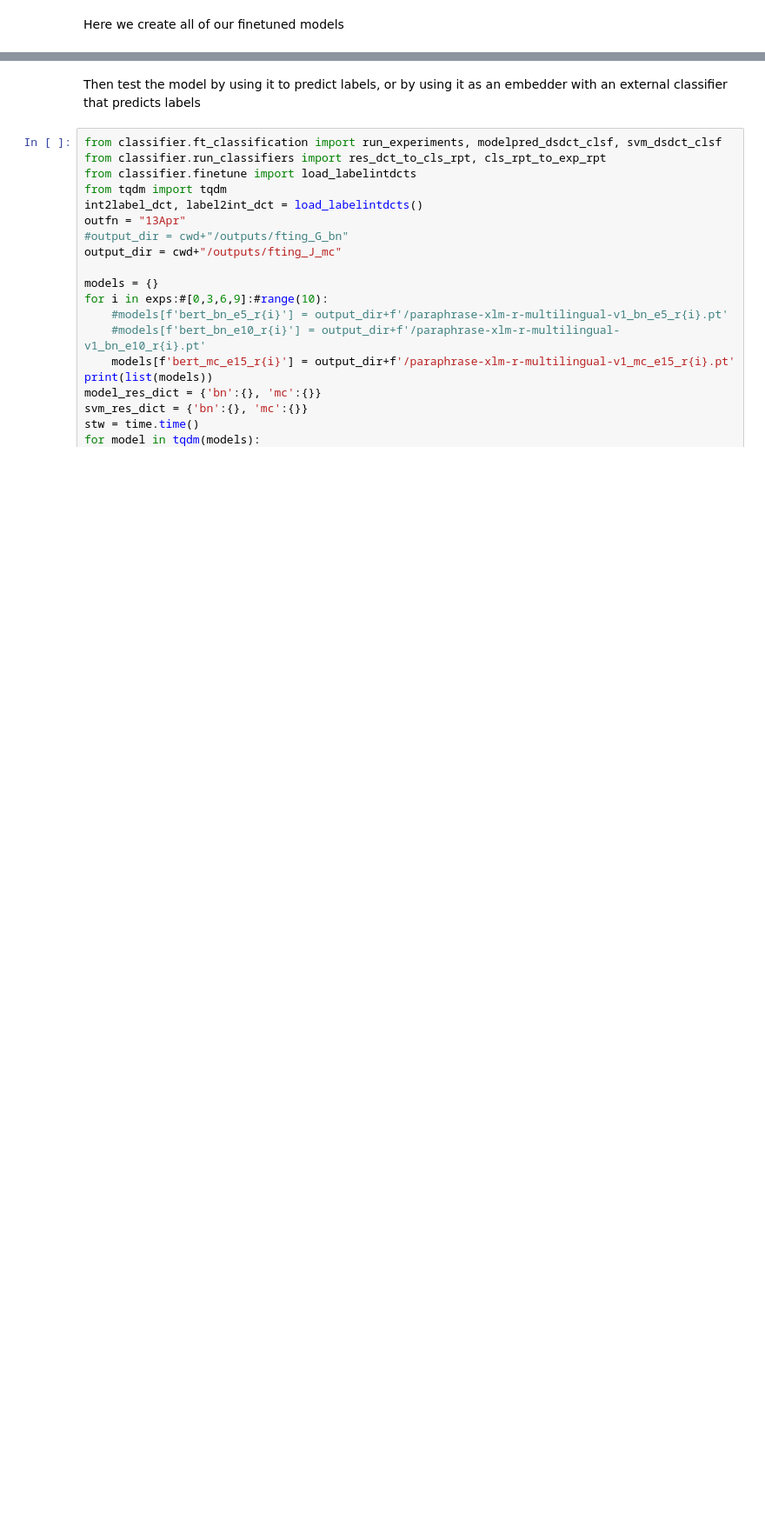
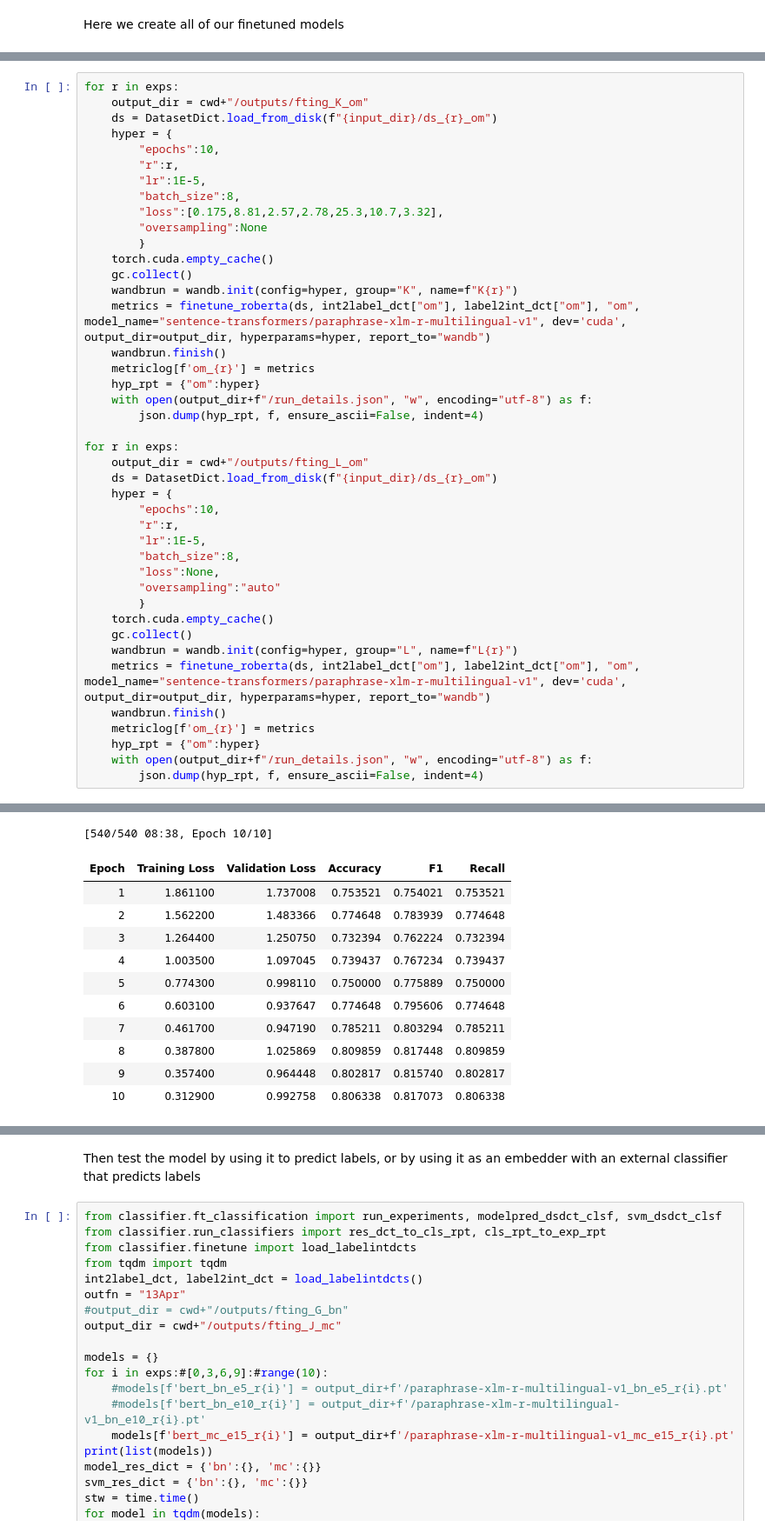
Before and after one commit to mawaskow/policy-classifier, a Jupyter notebook: finetuning.ipynb, the cells around one changed output, grey strips where cells are left out. Shown at 87% size. Saved outputs shown, nothing was run; the diff lists cells and outputs as text; blank space fills up the shorter version.

```diff
--- a/finetuning.ipynb
+++ b/finetuning.ipynb
@@ -306,0 +361,43 @@ Training
+# %%
+for r in exps:
+    output_dir = cwd+"/outputs/fting_K_om"
+    ds = DatasetDict.load_from_disk(f"{input_dir}/ds_{r}_om")
+    hyper = {
+        "epochs":10,
+        "r":r,
+        "lr":1E-5,
+        "batch_size":8,
+        "loss":[0.175,8.81,2.57,2.78,25.3,10.7,3.32],
+        "oversampling":None
+        }
+    torch.cuda.empty_cache()
+    gc.collect()
+    wandbrun = wandb.init(config=hyper, group="K", name=f"K{r}")
+    metrics = finetune_roberta(ds, int2label_dct["om"], label2int_dct["om"], "om", model_name="sentence-transformers/paraphrase-xlm-r-multilingual-v1", dev='cuda', output_dir=output_dir, hyperparams=hyper, report_to="wandb")
+    wandbrun.finish()
+    metriclog[f'om_{r}'] = metrics
+    hyp_rpt = {"om":hyper}
+    with open(output_dir+f"/run_details.json", "w", encoding="utf-8") as f:
+        json.dump(hyp_rpt, f, ensure_ascii=False, indent=4)
+
+for r in exps:
+    output_dir = cwd+"/outputs/fting_L_om"
+    ds = DatasetDict.load_from_disk(f"{input_dir}/ds_{r}_om")
+    hyper = {
+        "epochs":10,
+        "r":r,
+        "lr":1E-5,
+        "batch_size":8,
+        "loss":None,
+        "oversampling":"auto"
+        }
+    torch.cuda.empty_cache()
+    gc.collect()
+    wandbrun = wandb.init(config=hyper, group="L", name=f"L{r}")
+    metrics = finetune_roberta(ds, int2label_dct["om"], label2int_dct["om"], "om", model_name="sentence-transformers/paraphrase-xlm-r-multilingual-v1", dev='cuda', output_dir=output_dir, hyperparams=hyper, report_to="wandb")
+    wandbrun.finish()
+    metriclog[f'om_{r}'] = metrics
+    hyp_rpt = {"om":hyper}
+    with open(output_dir+f"/run_details.json", "w", encoding="utf-8") as f:
+        json.dump(hyp_rpt, f, ensure_ascii=False, indent=4)
+# %% [output]
@@ -306,0 +411,12 @@ Training
+[540/540 08:38, Epoch 10/10]
+| Epoch | Training Loss | Validation Loss | Accuracy | F1 | Recall |
+| 1 | 1.861100 | 1.737008 | 0.753521 | 0.754021 | 0.753521 |
+| 2 | 1.562200 | 1.483366 | 0.774648 | 0.783939 | 0.774648 |
+| 3 | 1.264400 | 1.250750 | 0.732394 | 0.762224 | 0.732394 |
+| 4 | 1.003500 | 1.097045 | 0.739437 | 0.767234 | 0.739437 |
+| 5 | 0.774300 | 0.998110 | 0.750000 | 0.775889 | 0.750000 |
+| 6 | 0.603100 | 0.937647 | 0.774648 | 0.795606 | 0.774648 |
+| 7 | 0.461700 | 0.947190 | 0.785211 | 0.803294 | 0.785211 |
+| 8 | 0.387800 | 1.025869 | 0.809859 | 0.817448 | 0.809859 |
+| 9 | 0.357400 | 0.964448 | 0.802817 | 0.815740 | 0.802817 |
+| 10 | 0.312900 | 0.992758 | 0.806338 | 0.817073 | 0.806338 |
```
Also changed, not shown: parts of 6 cells of this notebook, 10 other files.
